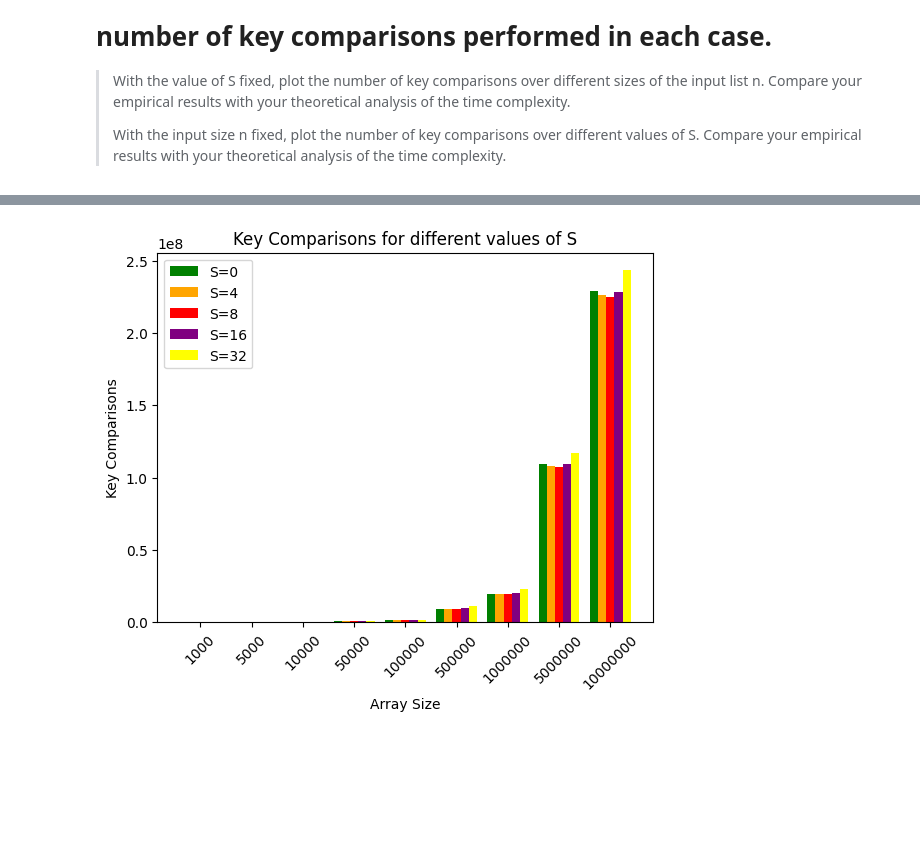
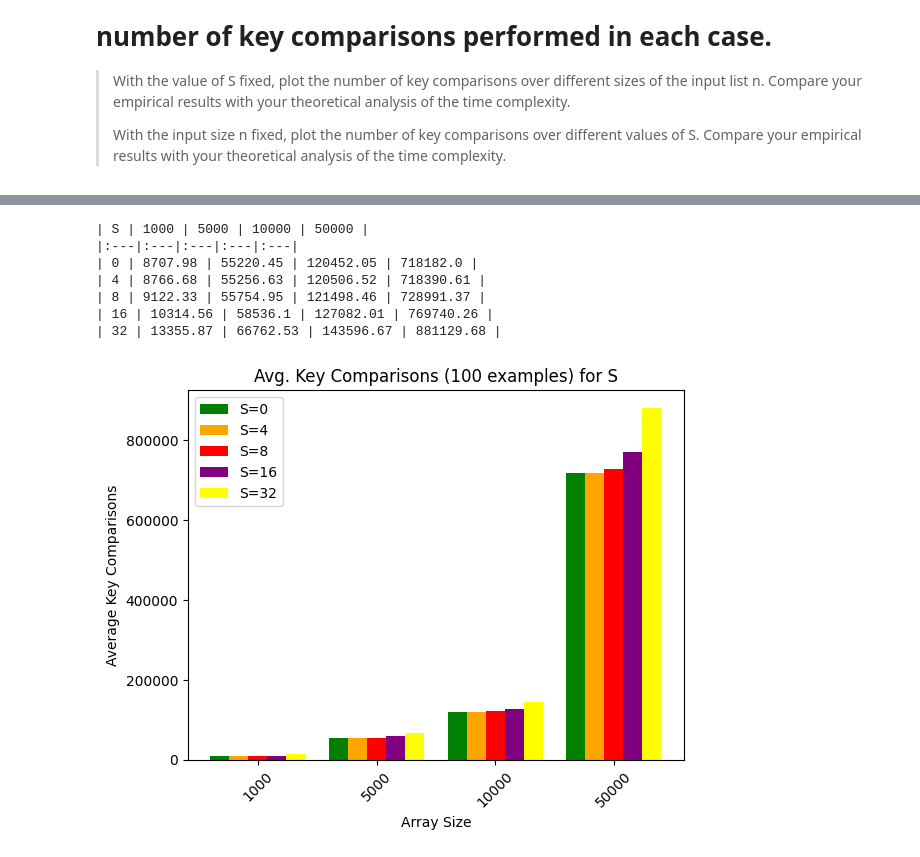
Before and after one commit to Acrylic125/sc2001-lab, a Jupyter notebook: lab1/sorting.ipynb, the cells around one changed output, grey strips where cells are left out. Cells and saved outputs as stored; diff of their text form; code cells hidden in the pictures; blank space fills up the shorter version.

```diff
--- a/lab1/sorting.ipynb
+++ b/lab1/sorting.ipynb
@@ -90,19 +84,23 @@ def hybrid_merge_sort(arr: List[int], S: int = 0) -> Tuple[List[int], int]:
 # %% [markdown]
 ## Testing implementation for sort.
 # %%
-arr = [2, 6, 4, 1, 3, 8, 7, 5]
-sorted_arr, comparisons = hybrid_merge_sort(arr)
-print(f"Sorted: {sorted_arr}, Key Comparisons: {comparisons}, Is Sorted: {verify_sorted(sorted_arr)}")
 
-arr = [1, 2, 3, 4, 5, 6, 7, 8]
-sorted_arr, comparisons = hybrid_merge_sort(arr)
-print(f"Sorted: {sorted_arr}, Key Comparisons: {comparisons}, Is Sorted: {verify_sorted(sorted_arr)}")
+S_values = [0, 4, 12]
+for S in S_values:
+    print(f"S = {S}")
+    arr = [2, 6, 4, 1, 3, 8, 7, 5]
+    sorted_arr, comparisons = hybrid_merge_sort(arr, S)
+    print(f"Sorted: {sorted_arr}, Key Comparisons: {comparisons}, Is Sorted: {verify_sorted(sorted_arr)}")
 
-arr = [1, 3, 2]
-sorted_arr, comparisons = hybrid_merge_sort(arr)
-print(f"Sorted: {sorted_arr}, Key Comparisons: {comparisons}, Is Sorted: {verify_sorted(sorted_arr)}")
+    arr = [1, 2, 3, 4, 5, 6, 7, 8]
+    sorted_arr, comparisons = hybrid_merge_sort(arr, S)
+    print(f"Sorted: {sorted_arr}, Key Comparisons: {comparisons}, Is Sorted: {verify_sorted(sorted_arr)}")
 
-arr = []
-sorted_arr, comparisons = hybrid_merge_sort(arr)
-print(f"Sorted: {sorted_arr}, Key Comparisons: {comparisons}, Is Sorted: {verify_sorted(sorted_arr)}")
+    arr = [1, 3, 2]
+    sorted_arr, comparisons = hybrid_merge_sort(arr)
+    print(f"Sorted: {sorted_arr}, Key Comparisons: {comparisons}, Is Sorted: {verify_sorted(sorted_arr)}")
+
+    arr = []
+    sorted_arr, comparisons = hybrid_merge_sort(arr)
+    print(f"Sorted: {sorted_arr}, Key Comparisons: {comparisons}, Is Sorted: {verify_sorted(sorted_arr)}")
 # %% [output]
@@ -218,19 +236,30 @@ Sorting S=0 for size=10000000
 # %%
-categories = [f"{size}" for size in sizes]
+categories = [f"{d["size"]}" for d in dataset_1]
 
 x = np.arange(len(categories))
 width = 0.8 / len(tests)
 
-for i, test in enumerate(tests):
-    offset = (i - (len(tests) - 1) / 2) * width
-    plt.bar(x + offset, test['Y'], width, label=f'S={test["S"]}', color=test['color'])
+print(f"| S | {" | ".join(categories)} |")
+print(f"|:---|{':---|' * len(categories)}")
+for i, test in enumerate(tests_1):
+    offset = (i - (len(tests_1) - 1) / 2) * width
+    plt.bar(x + offset, test['comparisons'], width, label=f'S={test["S"]}', color=test['color'])
+    comparisons_str = [str(comp) for comp in test['comparisons']]
+    print(f"| {test['S']} | {' | '.join(comparisons_str)} |")
 
 plt.xlabel('Array Size')
-plt.ylabel('Key Comparisons')
-plt.title('Key Comparisons for different values of S')
+plt.ylabel('Average Key Comparisons')
+plt.title('Avg. Key Comparisons (100 examples) for S')
 plt.xticks(x, categories)
 plt.xticks(rotation=45)
 plt.legend()
 plt.show()
 # %% [output]
+| S | 1000 | 5000 | 10000 | 50000 |
+|:---|:---|:---|:---|:---|
+| 0 | 8707.98 | 55220.45 | 120452.05 | 718182.0 |
+| 4 | 8766.68 | 55256.63 | 120506.52 | 718390.61 |
+| 8 | 9122.33 | 55754.95 | 121498.46 | 728991.37 |
+| 16 | 10314.56 | 58536.1 | 127082.01 | 769740.26 |
+| 32 | 13355.87 | 66762.53 | 143596.67 | 881129.68 |
-[figure, old version]
+[figure, new version]
```
Also changed, not shown: parts of 33 cells of this notebook.
